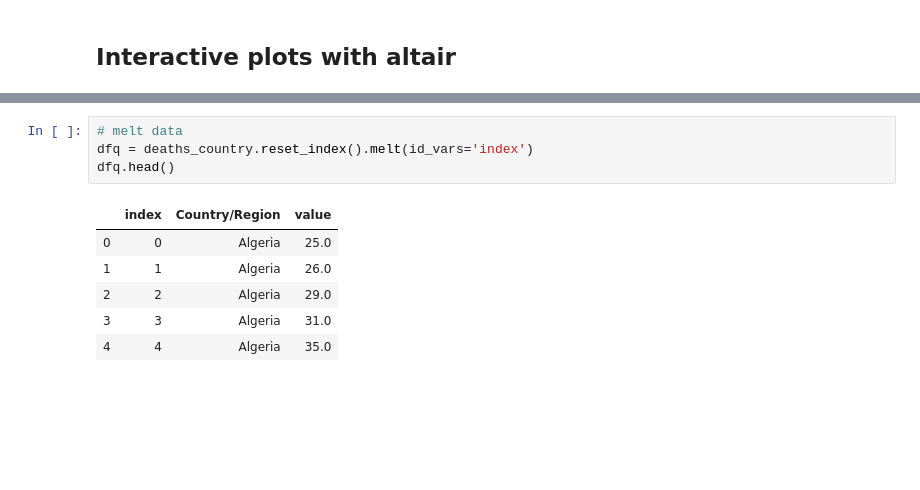
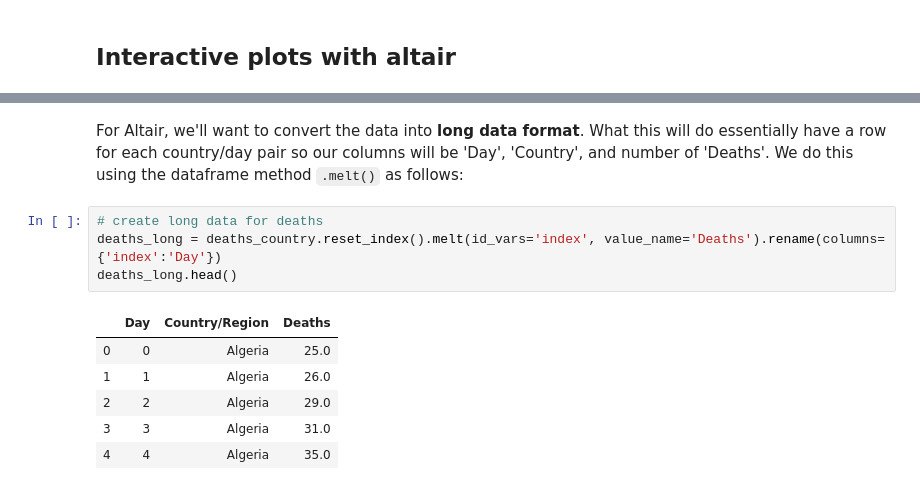
Before and after one commit to datacamp/COVID-19-EDA-tutorial, a Jupyter notebook: notebooks/1-COVID-19-EDA-solution.ipynb, the cells around one changed output, grey strips where cells are left out. Cells and saved outputs as stored; diff of their text form; blank space fills up the shorter version.

```diff
--- a/notebooks/1-COVID-19-EDA-solution.ipynb
+++ b/notebooks/1-COVID-19-EDA-solution.ipynb
@@ -549,9 +564,11 @@ import altair as alt
+# %% [markdown]
+For Altair, we'll want to convert the data into **long data format**. What this will do essentially have a row for each country/day pair so our columns will be 'Day', 'Country', and number of 'Deaths'. We do this using the dataframe method `.melt()` as follows:
 # %%
-# melt data
-dfq = deaths_country.reset_index().melt(id_vars='index')
-dfq.head()
+# create long data for deaths
+deaths_long = deaths_country.reset_index().melt(id_vars='index', value_name='Deaths').rename(columns={'index':'Day'})
+deaths_long.head()
 # %% [output]
-|  | index | Country/Region | value |
+|  | Day | Country/Region | Deaths |
 | 0 | 0 | Algeria | 25.0 |
 | 1 | 1 | Algeria | 26.0 |
 | 2 | 2 | Algeria | 29.0 |
```
Also changed, not shown: parts of 49 cells of this notebook.
